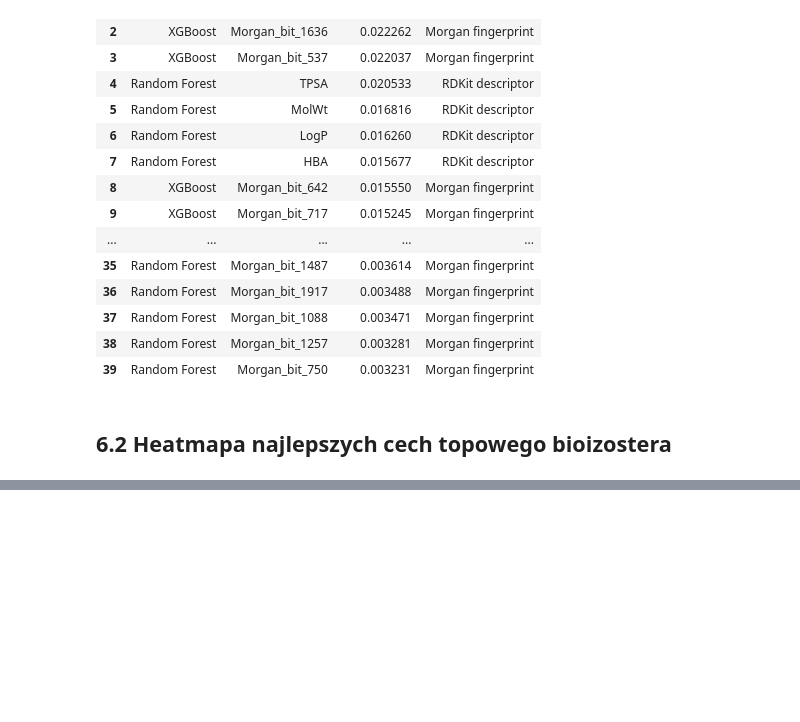
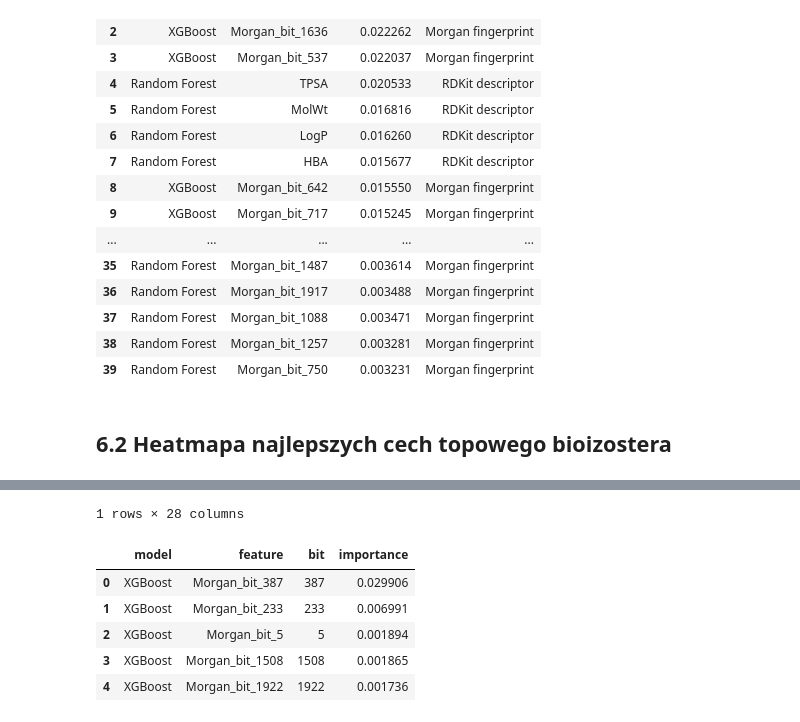
Before and after one commit to fkkarpinski/admet-isostere-classification, a Jupyter notebook: notebooks/pipeline_notebook.ipynb, the cells around one changed output, grey strips where cells are left out. Saved outputs shown, nothing was run; the diff lists cells and outputs as text; code cells hidden in the pictures; blank space fills up the shorter version.

```diff
--- a/notebooks/pipeline_notebook.ipynb
+++ b/notebooks/pipeline_notebook.ipynb
@@ -58,7 +58,7 @@ DES_RANKING_SUMMARY_COLS = [
 # %% [markdown]
 ## 0.2 Ustawienia pamięci cache
 # %%
-MODEL_CACHE_DIR = Path("model_cache")
+MODEL_CACHE_DIR = Path("/models")
 MODEL_CACHE_DIR.mkdir(exist_ok=True)
 
 # True = ponowne trenowanie modeli
@@ -251,7 +251,7 @@ def des_ranking_cols(model_names):
 # %% [markdown]
 ## 1.1 Wczytanie danych
 # %%
-data = pd.read_csv("/Users/franek/Projects/licencjat_git/data/all_chem_df.csv")
+data = pd.read_csv("/data/all_chem_df.csv")
 # %% [markdown]
 ## 1.2 Oczyszczenie danych
 # %%
@@ -958,7 +958,73 @@ display(top_features)
 # %% [markdown]
 ## 6.2 Heatmapa najlepszych cech topowego bioizostera
 # %%
+from IPython.display import SVG
 from rdkit.Chem.Draw import rdMolDraw2D
+
+importance_models = feature_importance_df["model"].unique()
+importance_model = "XGBoost" if "XGBoost" in importance_models else importance_models[0]
+
+if better_by_des_df.empty:
+    raise ValueError("Brak izosterów spełniających kryteria rankingu DES.")
+
+top_row = better_by_des_df.iloc[0]
+top_mol = Chem.MolFromSmiles(top_row["isostere_smiles"])
+
+if top_mol is None:
+    raise ValueError("Nie udało się utworzyć cząsteczki dla topowego izosteru.")
+
+bit_info = {}
+top_fp = AllChem.GetMorganFingerprintAsBitVect(
+    top_mol,
+    radius=2,
+    nBits=fingerprint_size,
+    bitInfo=bit_info,
+)
+
+present_bits = set(top_fp.GetOnBits())
+
+top_bits = (
+    feature_importance_df
+    .query("model == @importance_model and feature_type == 'Morgan fingerprint'")
+    .assign(
+        bit=lambda df: (
+            df["feature"]
+            .str.replace("Morgan_bit_", "", regex=False)
+            .astype(int)
+        )
+    )
+    .query("bit in @present_bits")
+    .sort_values("importance", ascending=False)
+    .head(5)
+    .reset_index(drop=True)
+)
+
+if top_bits.empty:
+    raise ValueError(
+        "Nie znaleziono ważnych bitów fingerprintu obecnych w topowym bioizosterze."
+    )
+
+
+def atoms_bonds_for_bit(mol, bit, bit_info):
+    atom_ids = set()
+    bond_ids = set()
+
+    for center, radius in bit_info.get(int(bit), []):
+        atom_ids.add(center)
+
+        if radius == 0:
+            continue
+
+        environment = Chem.FindAtomEnvironmentOfRadiusN(mol, radius, center)
+        bond_ids.update(environment)
+
+        for bond_id in environment:
+            bond = mol.GetBondWithIdx(bond_id)
+            atom_ids.add(bond.GetBeginAtomIdx())
+            atom_ids.add(bond.GetEndAtomIdx())
+
+    return sorted(atom_ids), sorted(bond_ids)
+
 
 atom_scores = {
     atom.GetIdx(): 0.0
@@ -1029,12 +1095,13 @@ drawer.DrawMolecule(
         atom_idx: 0.25 + 0.35 * score / max_score
         for atom_idx, score in atom_scores.items()
     },
-    legend=f"{importance_model}: top-5 bitów Morgana",
 )
 
 drawer.FinishDrawing()
 heatmap_svg = drawer.GetDrawingText()
 
+display(top_row.to_frame().T)
+display(top_bits[["model", "feature", "bit", "importance"]])
 display(SVG(heatmap_svg))
 
 atom_df = (
@@ -1070 +1139,8 @@ display(bond_df)
+1 rows × 28 columns
+|  | model | feature | bit | importance |
+| 0 | XGBoost | Morgan_bit_387 | 387 | 0.029906 |
+| 1 | XGBoost | Morgan_bit_233 | 233 | 0.006991 |
+| 2 | XGBoost | Morgan_bit_5 | 5 | 0.001894 |
+| 3 | XGBoost | Morgan_bit_1508 | 1508 | 0.001865 |
+| 4 | XGBoost | Morgan_bit_1922 | 1922 | 0.001736 |
 [drawing not drawn]
```
Also changed, not shown: parts of 1 cell of this notebook.
